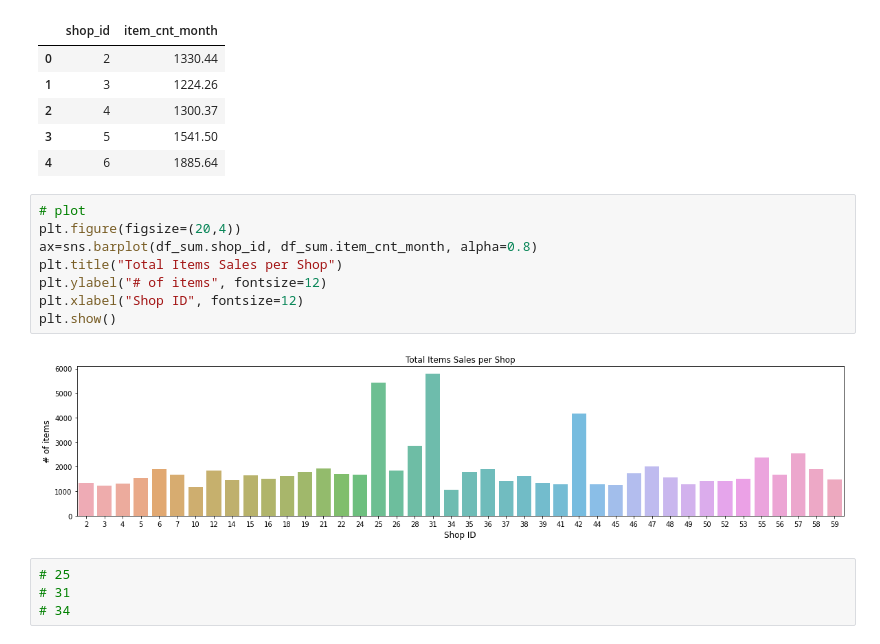
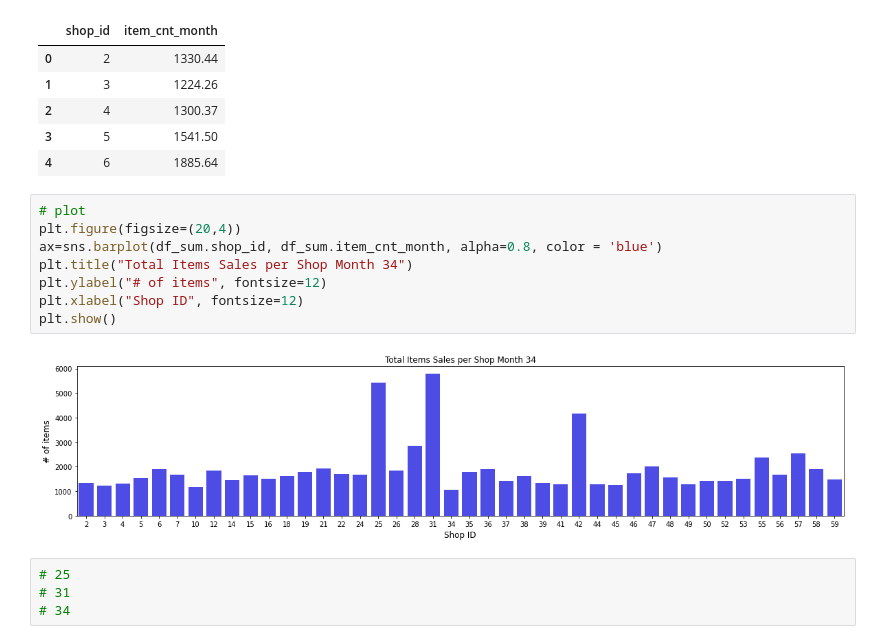
Before and after one commit to jguzman94/capstone-project, a Jupyter notebook: Results_1.ipynb, the cells around one changed output. Saved outputs shown, nothing was run; the diff lists cells and outputs as text.

```diff
--- a/Results_1.ipynb
+++ b/Results_1.ipynb
@@ -60,13 +60,13 @@ df_sum.head()
 # %%
 # plot
 plt.figure(figsize=(20,4))
-ax=sns.barplot(df_sum.shop_id, df_sum.item_cnt_month, alpha=0.8)
-plt.title("Total Items Sales per Shop")
+ax=sns.barplot(df_sum.shop_id, df_sum.item_cnt_month, alpha=0.8, color = 'blue')
+plt.title("Total Items Sales per Shop Month 34")
 plt.ylabel("# of items", fontsize=12)
 plt.xlabel("Shop ID", fontsize=12)
 plt.show()
 # %% [output]
-[figure, old version]
+[figure, new version]
 # %%
 # 25
 # 31
```
Also changed, not shown: parts of 10 cells of this notebook, 3 other files.
